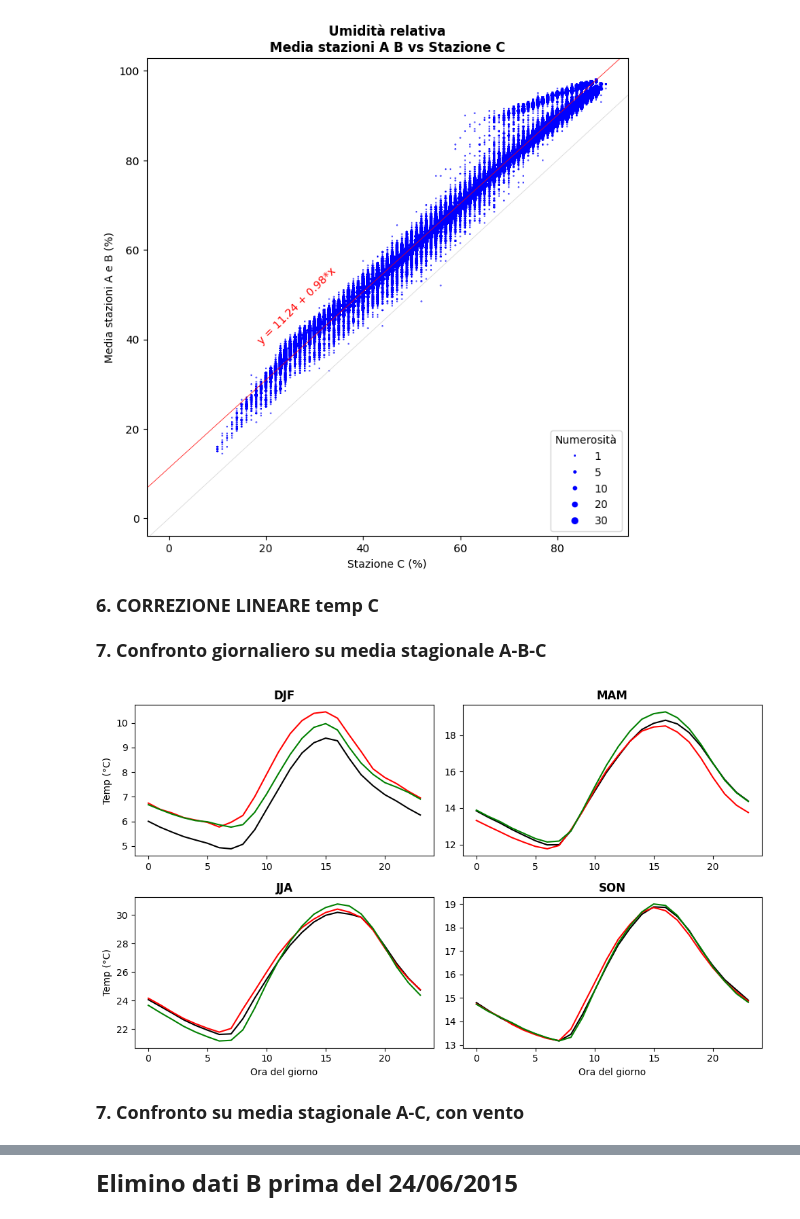
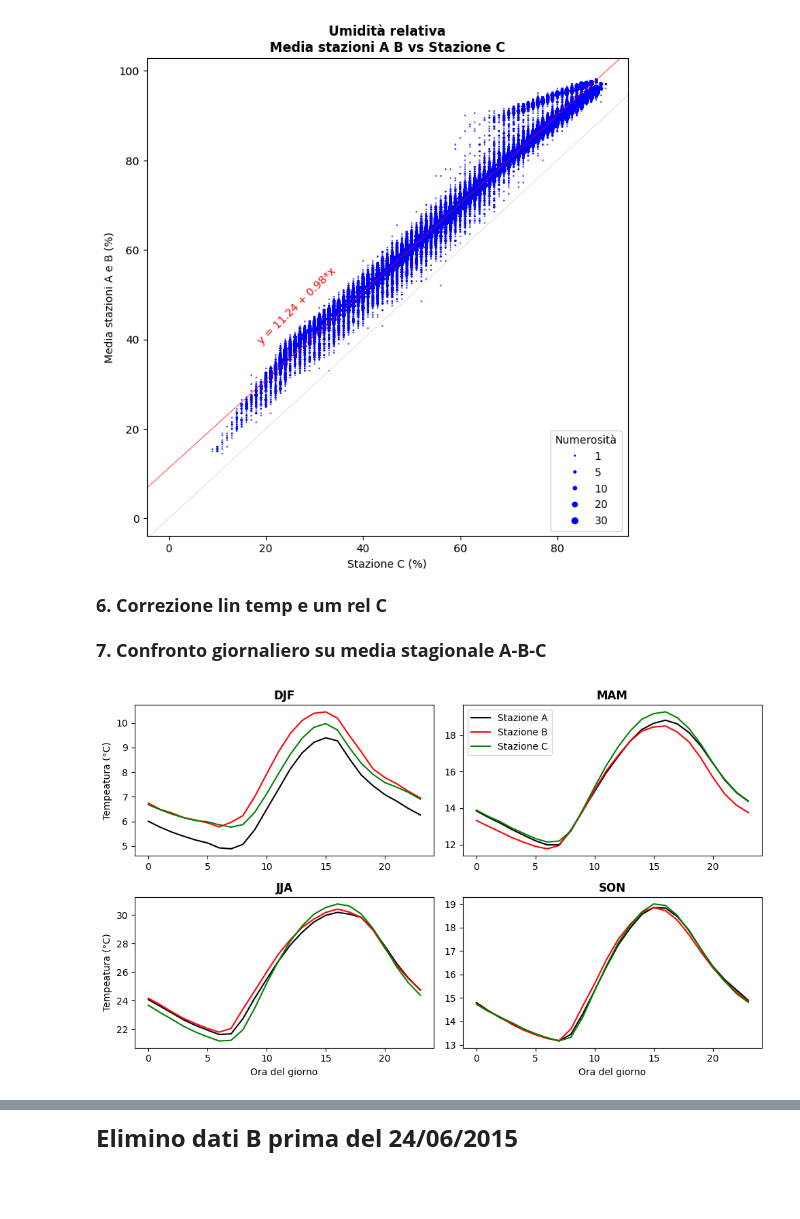
Before and after one commit to FedeJack06/Laboratorio-di-Fisica-dell-Atmosfera, a Jupyter notebook: 1esp/B_Stazioni_Davis.ipynb, the cells around one changed output, grey strips where cells are left out. Cells and saved outputs as stored; diff of their text form; code cells hidden in the pictures; blank space fills up the shorter version.

```diff
--- a/1esp/B_Stazioni_Davis.ipynb
+++ b/1esp/B_Stazioni_Davis.ipynb
@@ -230,10 +230,11 @@ tpmax, tpmin, urmin, urmax, prmax, prmin
 for stazione in stazioni:
     df = globals()["df_"+stazione+"_year"].copy()
     print(df.shape[0])
-    globals()["df_"+stazione+"_year_filt"] = df[(df.outHum <= 100) & (df.outHum >= urmin) &
-                                           (df.outTemp >= tpmin) & (df.outTemp <= tpmax) &
-                                           (df.Press >= prmin) & (df.Press <= prmax)]
-    print(globals()["df_"+stazione+"_year_filt"].shape[0] / df.shape[0] *100)
+    globals()["df_"+stazione+"_year_filt"] = df[(df.outHum <= 100) & (df.outHum >= urmin-1) &
+                                           (df.outTemp >= tpmin-0.05) & (df.outTemp <= tpmax+0.05) &
+                                           (df.Press >= prmin-0.03) & (df.Press <= prmax+0.03)]
+    n_ok = globals()["df_"+stazione+"_year_filt"].shape[0]
+    print(str(n_ok / df.shape[0] *100) + " " + str(n_ok))
     print("tra -20 e -3 gradi " + str(df[(df.outTemp < tpmin) & (df.outTemp > -70)].shape[0]))
     print("tra 37.5 e 50 gradi " + str(df[(df.outTemp < 50) & (df.outTemp > tpmax)].shape[0]))
     if stazione == 'C':
@@ -490,6 +500,6 @@ plt.savefig('FIGURE/correction_ur_C_vs_AB.png', dpi=300, bbox_inches='tight')
 # %% [output]
 [figure]
 # %% [markdown]
-<span style="font-size: large;">**6. CORREZIONE LINEARE temp C**
+<span style="font-size: large;">**6. Correzione lin temp e um rel C**
 # %%
 df_C = globals()["df_C_year_filt"]
@@ -505,35 +519,35 @@ A = globals()["df_A_year_filt"].copy()
 B = globals()["df_B_year_filt"].copy()
 C = globals()["df_C_year_filt"].copy()
 
 fig_timeseries = plt.figure(figsize=(10, 6))
 for i, stagione in enumerate(stagioni):
 
     plt.subplot(2, 2, i+1)
     tpA = A[A['Stagione']==stagione].groupby(A.Datetime.dt.hour)['outTemp'].mean()
     tpB = B[B['Stagione']==stagione].groupby(B.Datetime.dt.hour)['outTemp'].mean()
     tpC = C[C['Stagione']==stagione].groupby(C.Datetime.dt.hour)['outTemp'].mean()
     plt.plot(np.arange(0,24),tpA,color='black')
     plt.plot(np.arange(0,24),tpB,color='red')
     plt.plot(np.arange(0,24),tpC,color='green')
     #plt.ylim(0,1.75)
     #plt.xlim(0,23)
     plt.title(stagione,fontweight='bold')
+    if i == 1:
+        plt.legend(['Stazione A', 'Stazione B', 'Stazione C'], loc='upper left')
     if i+1 in [1,3]:
-        plt.ylabel("Temp (°C)")
+        plt.ylabel("Tempeatura (°C)")
     if i+1 in [3,4]:
         plt.xlabel("Ora del giorno")
 
     '''ax2 = plt.gca().twinx()
     ax2.spines['right'].set_color('red')
     ax2.tick_params(axis='y', colors='red')
     ax2.plot(np.arange(0,24),tpC,color='red')
 #    ax2.set_ylim(0,30)
     if i+1 in [2,4]:
         ax2.set_ylabel('Temp C (°C)',rotation=-90,labelpad=12,color='red')'''
 
 plt.tight_layout()
-plt.show()
+plt.savefig('FIGURE/B/tempVSore_confronto_tutti.png', dpi=300, bbox_inches='tight')
 # %% [output]
-[figure, old version]
+[figure, new version]
-# %% [markdown]
-<span style="font-size: large;">**7. Confronto su media stagionale A-C, con vento**
```
Also changed, not shown: parts of 34 cells of this notebook, 16 other files.
